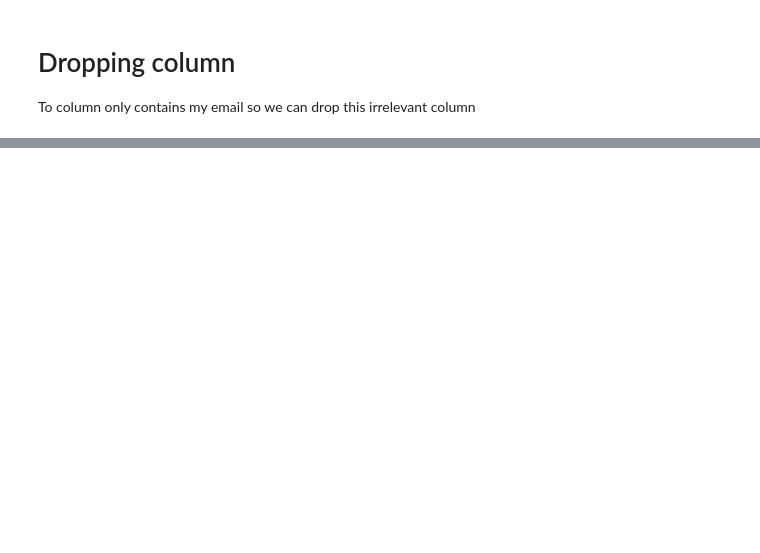
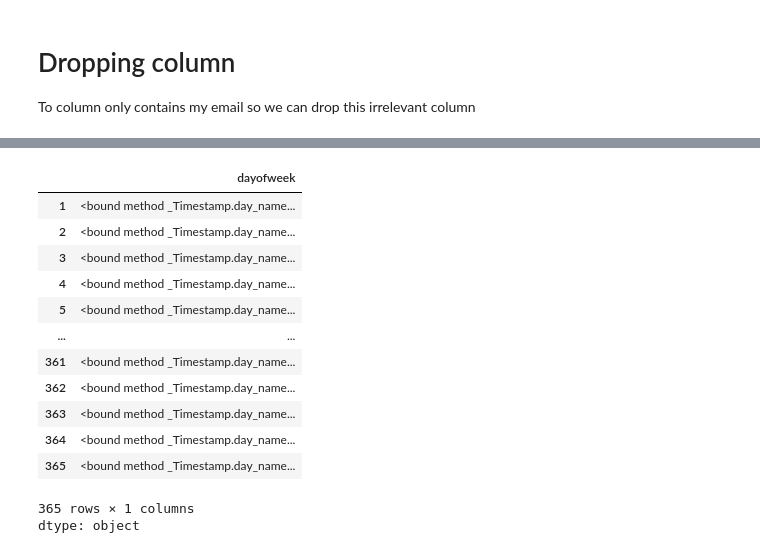
Before and after one commit to Somrat390/EDA-Practise, a Jupyter notebook: Personal_Email_Data_EDA.ipynb, the cells around one changed output, grey strips where cells are left out. Saved outputs shown, nothing was run; the diff lists cells and outputs as text; code cells hidden in the pictures; blank space fills up the shorter version.

```diff
--- a/Personal_Email_Data_EDA.ipynb
+++ b/Personal_Email_Data_EDA.ipynb
@@ -151,0 +200,17 @@ dfs.head()
+# %%
+dfs['dayofweek']
+# %% [output]
+|  | dayofweek |
+| 1 | <bound method _Timestamp.day_name... |
+| 2 | <bound method _Timestamp.day_name... |
+| 3 | <bound method _Timestamp.day_name... |
+| 4 | <bound method _Timestamp.day_name... |
+| 5 | <bound method _Timestamp.day_name... |
+| ... | ... |
+| 361 | <bound method _Timestamp.day_name... |
+| 362 | <bound method _Timestamp.day_name... |
+| 363 | <bound method _Timestamp.day_name... |
+| 364 | <bound method _Timestamp.day_name... |
+| 365 | <bound method _Timestamp.day_name... |
+365 rows × 1 columns
+dtype: object
```
Also changed, not shown: parts of 19 cells of this notebook.
